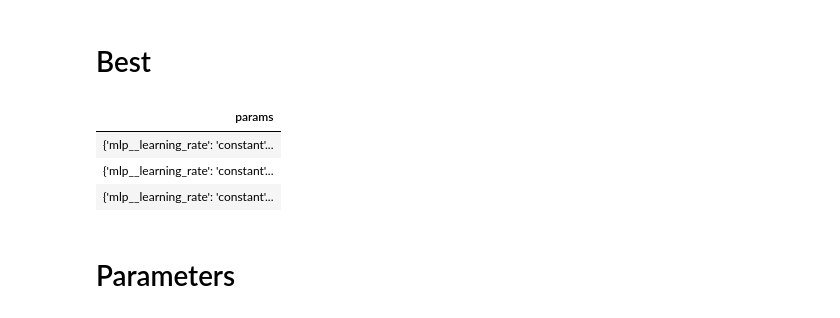
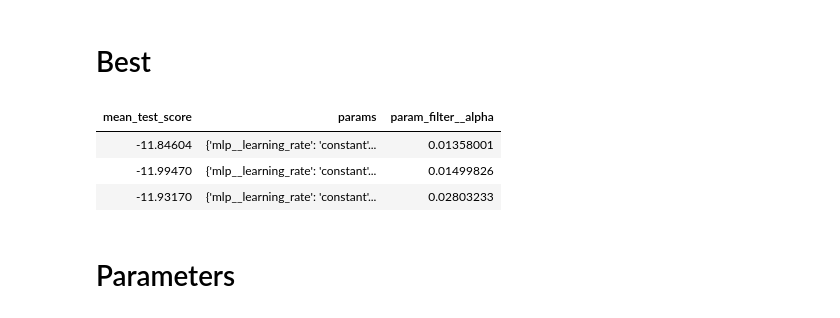
Before and after one commit to smartemission/smartemission, a Jupyter notebook: etl/calibration/src/r/notebooks/Analyse NO2 results.ipynb, the cells around one changed output. Drawn from its saved outputs; the diff is of its cells as text; code cells hidden in the pictures.

```diff
--- a/etl/calibration/src/r/notebooks/Analyse NO2 results.ipynb
+++ b/etl/calibration/src/r/notebooks/Analyse NO2 results.ipynb
@@ -22,13 +22,13 @@ head(data)
 # %%
 best_df <- data %>%
     filter(mean_test_score > -12) %>%
-    select(params)
+    select(mean_test_score, params, param_filter__alpha)
 best_df
 # %% [output]
-| params |
-| {'mlp__learning_rate': 'constant'... |
-| {'mlp__learning_rate': 'constant'... |
-| {'mlp__learning_rate': 'constant'... |
+| mean_test_score | params | param_filter__alpha |
+| -11.84604 | {'mlp__learning_rate': 'constant'... | 0.01358001 |
+| -11.99470 | {'mlp__learning_rate': 'constant'... | 0.01499826 |
+| -11.93170 | {'mlp__learning_rate': 'constant'... | 0.02803233 |
 # %% [markdown]
 # Parameters
 # %%
```
Also changed, not shown: 15 other files.
